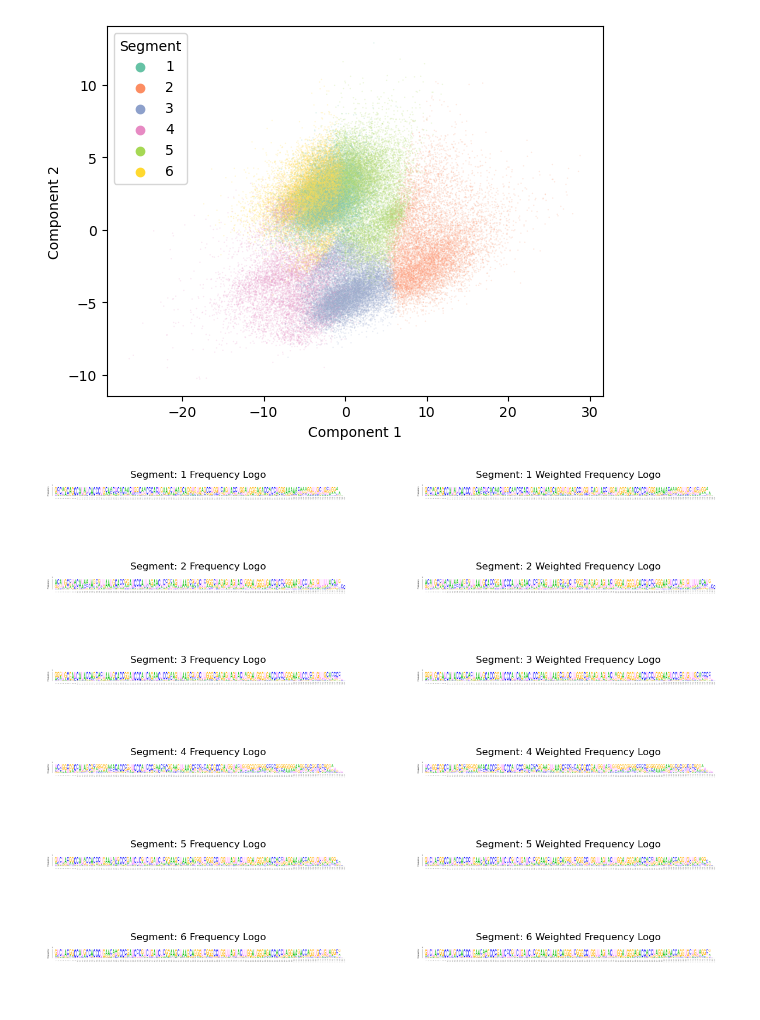
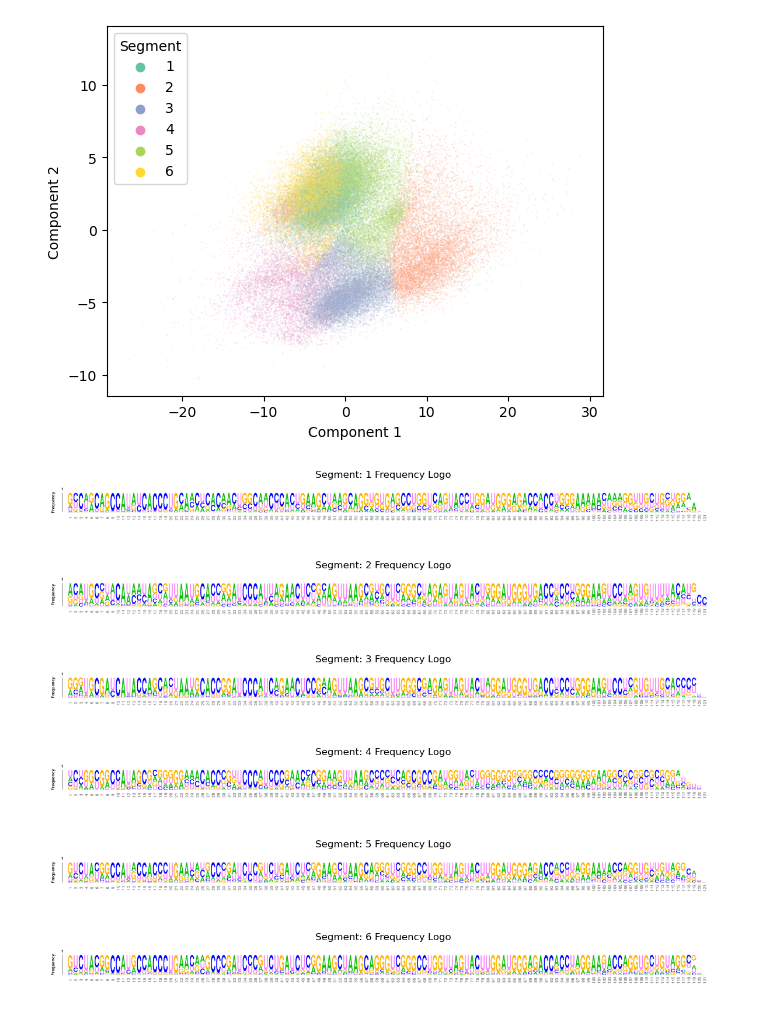
Before and after one commit to Jonahowns/phage_display_ML, a Jupyter notebook: rbm_torch/analysis/ribo_crbm.ipynb, the cells around one changed output. Cells and saved outputs as stored; diff of their text form; code cells hidden in the pictures.

```diff
--- a/rbm_torch/analysis/ribo_crbm.ipynb
+++ b/rbm_torch/analysis/ribo_crbm.ipynb
@@ -222,41 +222,37 @@ segments = [1, 2, 3, 4, 5, 6]
 
 def seq_logo(dataframe, output_file, weight=False, outdir=""):
     out = outdir + output_file
     df = dataframe[["sequence", "copynum"]]
     if df.empty:
         print("No sequences found in provided dataframe")
         exit(-1)
     else:
         df.to_csv('tmp.csv', sep='\t', index=False, header=False)
         if weight:
             sp.check_call(f"/home/jonah/kpLogo/bin/kpLogo tmp.csv -simple -o {out} -alphabet ACDEFGHIKLMNPQRSTVWYU- -fontsize 20 -seq 1 -weight 2", shell=True)
         else:
             sp.check_call(f"/home/jonah/kpLogo/bin/kpLogo tmp.csv -simple -o {out} -alphabet ACDEFGHIKLMNPQRSTVWYU- -fontsize 20 -seq 1", shell=True)
         sp.check_call("rm tmp.csv", shell=True)
         return out
 
 # Generate Sequence Logo for Each Cluster
 pca_paths_u, pca_paths_w = [], []
 for seg in segments:
 
     pca_paths_u.append(seq_logo(df_pca_kmeans[df_pca_kmeans["Segment"] == seg], f"pca_ribo_c{seg}_seqlogo", weight=False, outdir="./generated/"))
-    pca_paths_w.append(seq_logo(df_pca_kmeans[df_pca_kmeans["Segment"] == seg], f"pca_ribo_c{seg}_seqlogo", weight=True, outdir="./generated/"))
+    # pca_paths_w.append(seq_logo(df_pca_kmeans[df_pca_kmeans["Segment"] == seg], f"pca_ribo_c{seg}_seqlogo", weight=True, outdir="./generated/"))
 
 
 # Seq Logo showing Frequency of Each Amino Acid at each position
-fig, axs = plt.subplots(len(segments), 2)
+fig, axs = plt.subplots(len(segments), 1)
 fig.set_size_inches(15, 12)
 
 for rid, r in enumerate(segments):
     img1 = mpimg.imread(f"{pca_paths_u[rid]}.freq.png")
-    img2 = mpimg.imread(f"{pca_paths_w[rid]}.freq.png")
-    axs[rid][0].imshow(img1)
-    axs[rid][1].imshow(img2)
-    axs[rid][0].axis("off")
-    axs[rid][1].axis("off")
-    axs[rid][0].set_title(f"Segment: {r} Frequency Logo")
-    axs[rid][1].set_title(f"Segment: {r} Weighted Frequency Logo")
-
+    # img2 = mpimg.imread(f"{pca_paths_w[rid]}.freq.png")
+    axs[rid].imshow(img1)
+    axs[rid].axis("off")
+    axs[rid].set_title(f"Segment: {r} Frequency Logo")
 plt.show()
 # %% [output]
-[figure, old version]
+[figure, new version]
```
Also changed, not shown: parts of 2 cells of this notebook.
